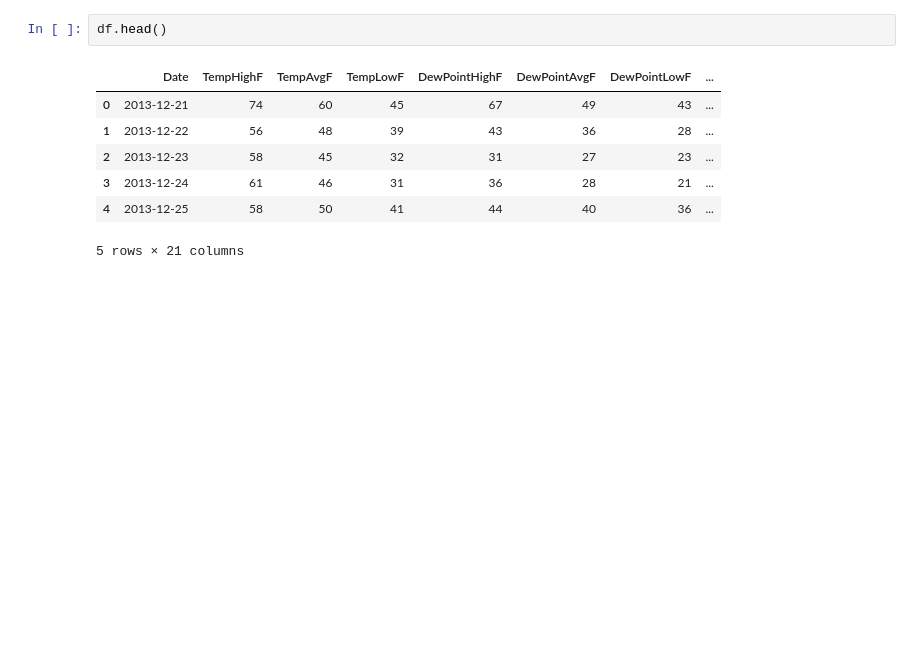
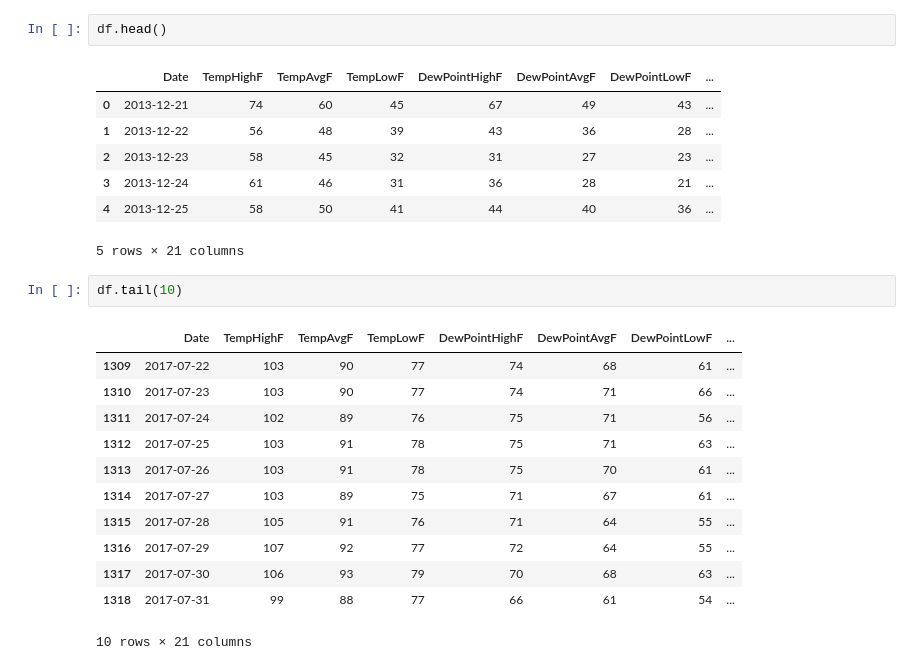
Before and after one commit to sunwenliang14/credit-card-risk, a Jupyter notebook: credit-risk-analysis.ipynb, the cells around one changed output. Cells and saved outputs as stored; diff of their text form; blank space fills up the shorter version.

```diff
--- a/credit-risk-analysis.ipynb
+++ b/credit-risk-analysis.ipynb
@@ -253,3 +253,18 @@ df.head()
 | 3 | 2013-12-24 | 61 | 46 | 31 | 36 | 28 | 21 | ... |
 | 4 | 2013-12-25 | 58 | 50 | 41 | 44 | 40 | 36 | ... |
 5 rows × 21 columns
+# %%
+df.tail(10)
+# %% [output]
+|  | Date | TempHighF | TempAvgF | TempLowF | DewPointHighF | DewPointAvgF | DewPointLowF | ... |
+| 1309 | 2017-07-22 | 103 | 90 | 77 | 74 | 68 | 61 | ... |
+| 1310 | 2017-07-23 | 103 | 90 | 77 | 74 | 71 | 66 | ... |
+| 1311 | 2017-07-24 | 102 | 89 | 76 | 75 | 71 | 56 | ... |
+| 1312 | 2017-07-25 | 103 | 91 | 78 | 75 | 71 | 63 | ... |
+| 1313 | 2017-07-26 | 103 | 91 | 78 | 75 | 70 | 61 | ... |
+| 1314 | 2017-07-27 | 103 | 89 | 75 | 71 | 67 | 61 | ... |
+| 1315 | 2017-07-28 | 105 | 91 | 76 | 71 | 64 | 55 | ... |
+| 1316 | 2017-07-29 | 107 | 92 | 77 | 72 | 64 | 55 | ... |
+| 1317 | 2017-07-30 | 106 | 93 | 79 | 70 | 68 | 63 | ... |
+| 1318 | 2017-07-31 | 99 | 88 | 77 | 66 | 61 | 54 | ... |
+10 rows × 21 columns
```
